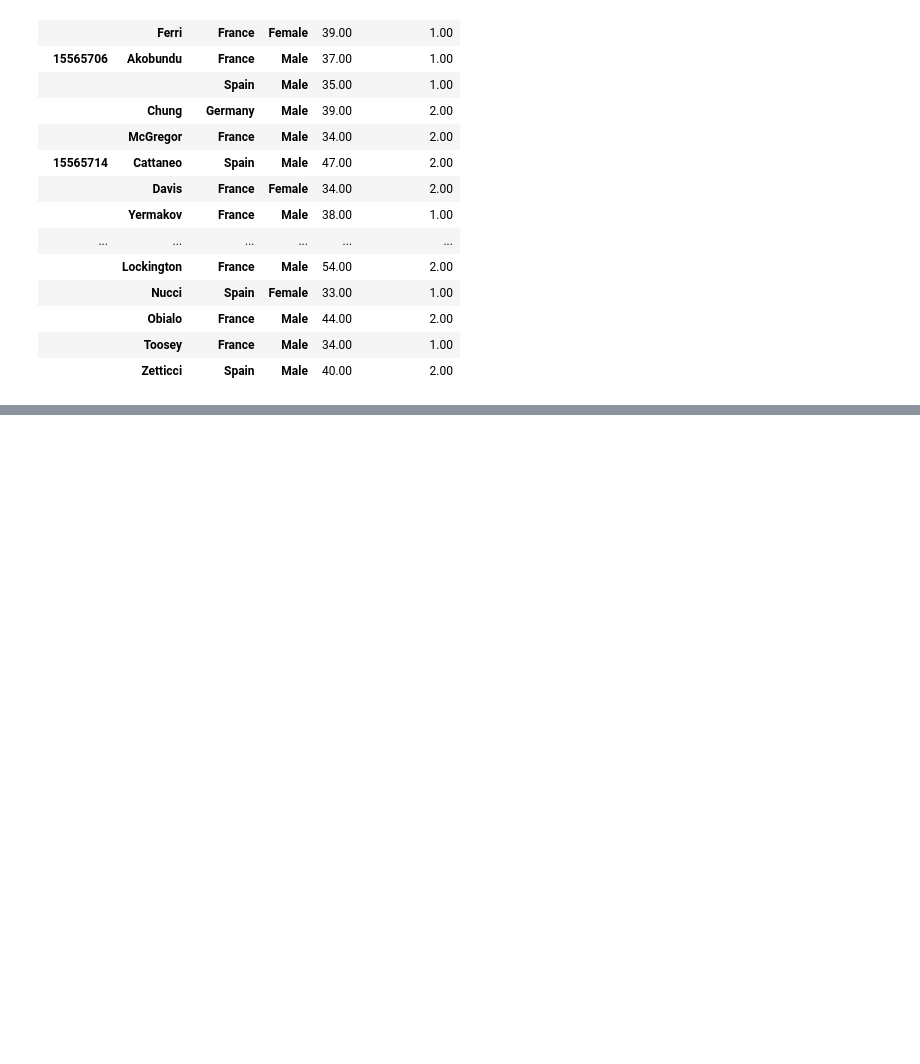
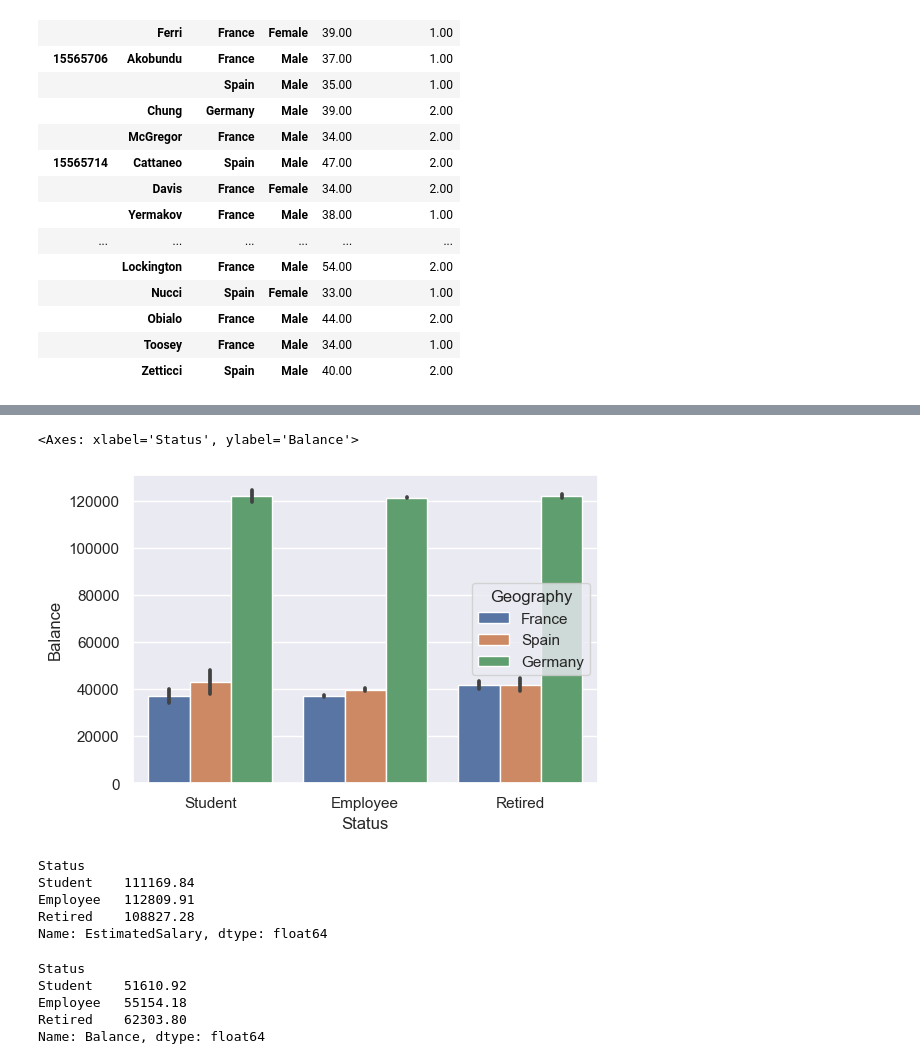
Before and after one commit to betuldemirdag/Ada_Lovelace_Akademi_Bitirme_Projesi, a Jupyter notebook: bank_churn.ipynb, the cells around one changed output, grey strips where cells are left out. Cells and saved outputs as stored; diff of their text form; code cells hidden in the pictures; blank space fills up the shorter version.

```diff
--- a/bank_churn.ipynb
+++ b/bank_churn.ipynb
@@ -177,0 +215,24 @@ pd.pivot_table(data=train, index=["CustomerId", "Surname", "Geography", "Gender"
+# %%
+sns.barplot(x = "Status",
+            y = "Balance",
+            hue = "Geography" ,
+            data = train)
+# %% [output]
+<Axes: xlabel='Status', ylabel='Balance'>
+[figure, added]
+# %%
+train.groupby("Status")["EstimatedSalary"].mean()
+# %% [output]
+Status
+Student    111169.84
+Employee   112809.91
+Retired    108827.28
+Name: EstimatedSalary, dtype: float64
+# %%
+train.groupby("Status")["Balance"].mean()
+# %% [output]
+Status
+Student    51610.92
+Employee   55154.18
+Retired    62303.80
+Name: Balance, dtype: float64
```
Also changed, not shown: parts of 14 cells of this notebook.
